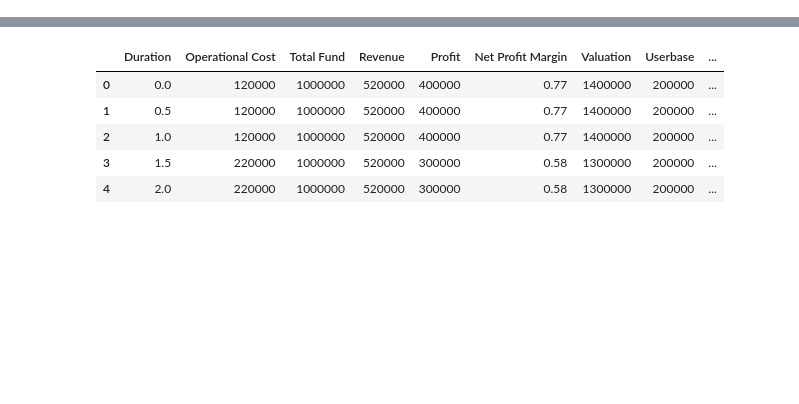
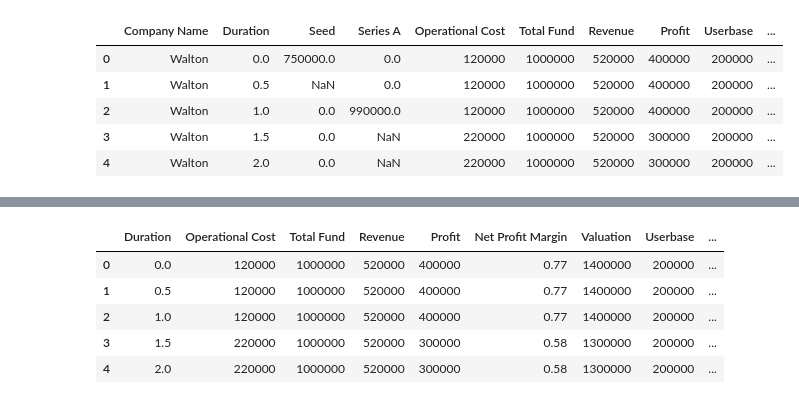
Before and after one commit to FarhanTahmid/Client-Project--A-Machine-Learning-Approach-to-Predict-Startup-Valuation, a Jupyter notebook: svm.ipynb, the cells around one changed output, grey strips where cells are left out. Drawn from its saved outputs; the diff is of its cells as text; code cells hidden in the pictures; blank space fills up the shorter version.

```diff
--- a/svm.ipynb
+++ b/svm.ipynb
@@ -11,2 +11,11 @@ dataset = pd.read_csv('Dataset-for-498-V4.csv')
+# %%
+dataset.head()
+# %% [output]
+|  | Company Name | Duration | Seed | Series A | Operational Cost | Total Fund | Revenue | Profit | Userbase | ... |
+| 0 | Walton | 0.0 | 750000.0 | 0.0 | 120000 | 1000000 | 520000 | 400000 | 200000 | ... |
+| 1 | Walton | 0.5 | NaN | 0.0 | 120000 | 1000000 | 520000 | 400000 | 200000 | ... |
+| 2 | Walton | 1.0 | 0.0 | 990000.0 | 120000 | 1000000 | 520000 | 400000 | 200000 | ... |
+| 3 | Walton | 1.5 | 0.0 | NaN | 220000 | 1000000 | 520000 | 300000 | 200000 | ... |
+| 4 | Walton | 2.0 | 0.0 | NaN | 220000 | 1000000 | 520000 | 300000 | 200000 | ... |
 # %%
 dataset = dataset[['Duration','Operational Cost', 'Total Fund', 'Revenue', 'Profit','Net Profit Margin', 'Valuation','Userbase','Daily Active User']]
```
Also changed, not shown: parts of 7 cells of this notebook, 7 other files.
